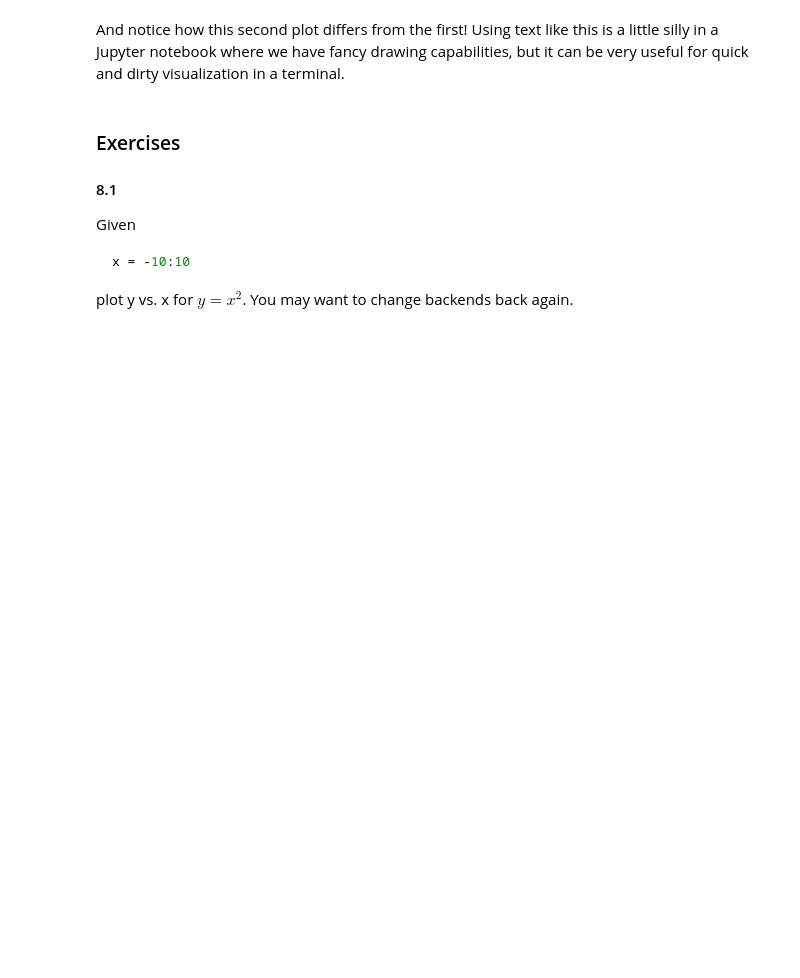
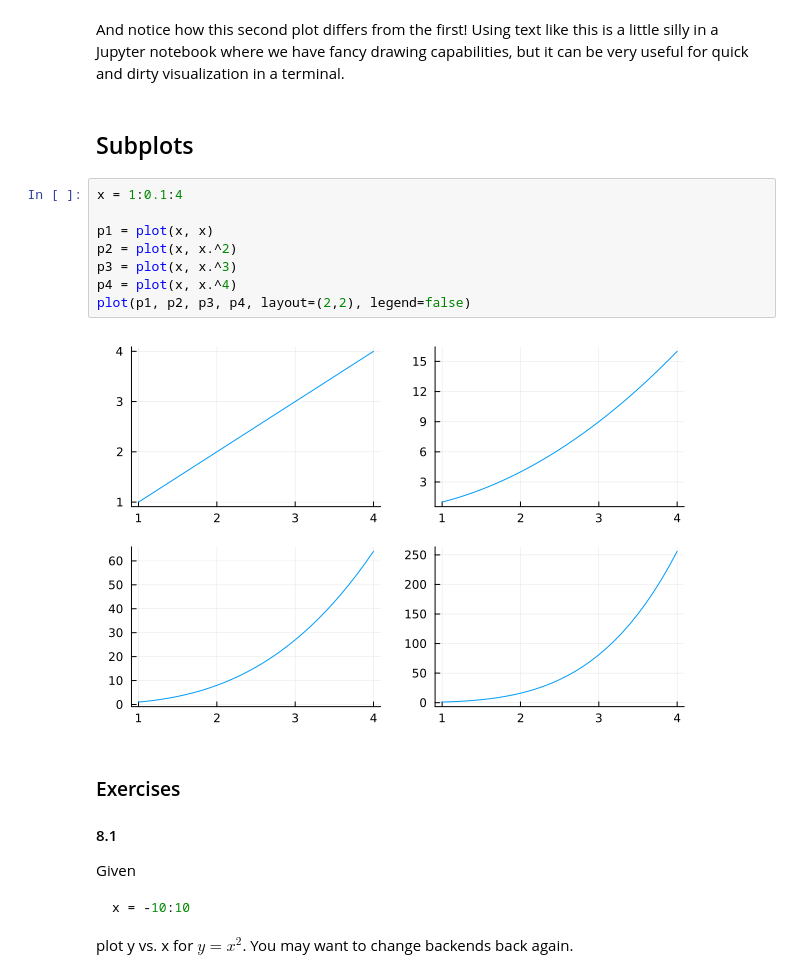
Before and after one commit to TrevorBushnell/Data-Science-Resources, a Jupyter notebook: Intro-To-Julia/H - Plotting.ipynb, the cells around one changed output. Cells and saved outputs as stored; diff of their text form; blank space fills up the shorter version.

```diff
--- a/Intro-To-Julia/H - Plotting.ipynb
+++ b/Intro-To-Julia/H - Plotting.ipynb
@@ -69,5 +130,17 @@ Plot{Plots.UnicodePlotsBackend() n=2}
 # %% [markdown]
 And notice how this second plot differs from the first!  Using text like this is a little silly in a Jupyter notebook where we have fancy drawing capabilities, but it can be very useful for quick and dirty visualization in a terminal.
+# %% [markdown]
+## Subplots
+# %%
+x = 1:0.1:4
+
+p1 = plot(x, x)
+p2 = plot(x, x.^2)
+p3 = plot(x, x.^3)
+p4 = plot(x, x.^4)
+plot(p1, p2, p3, p4, layout=(2,2), legend=false)
+# %% [output]
+[figure, added]
 # %% [markdown]
 ### Exercises
 
```
Also changed, not shown: parts of 15 cells of this notebook, 3 other files.
